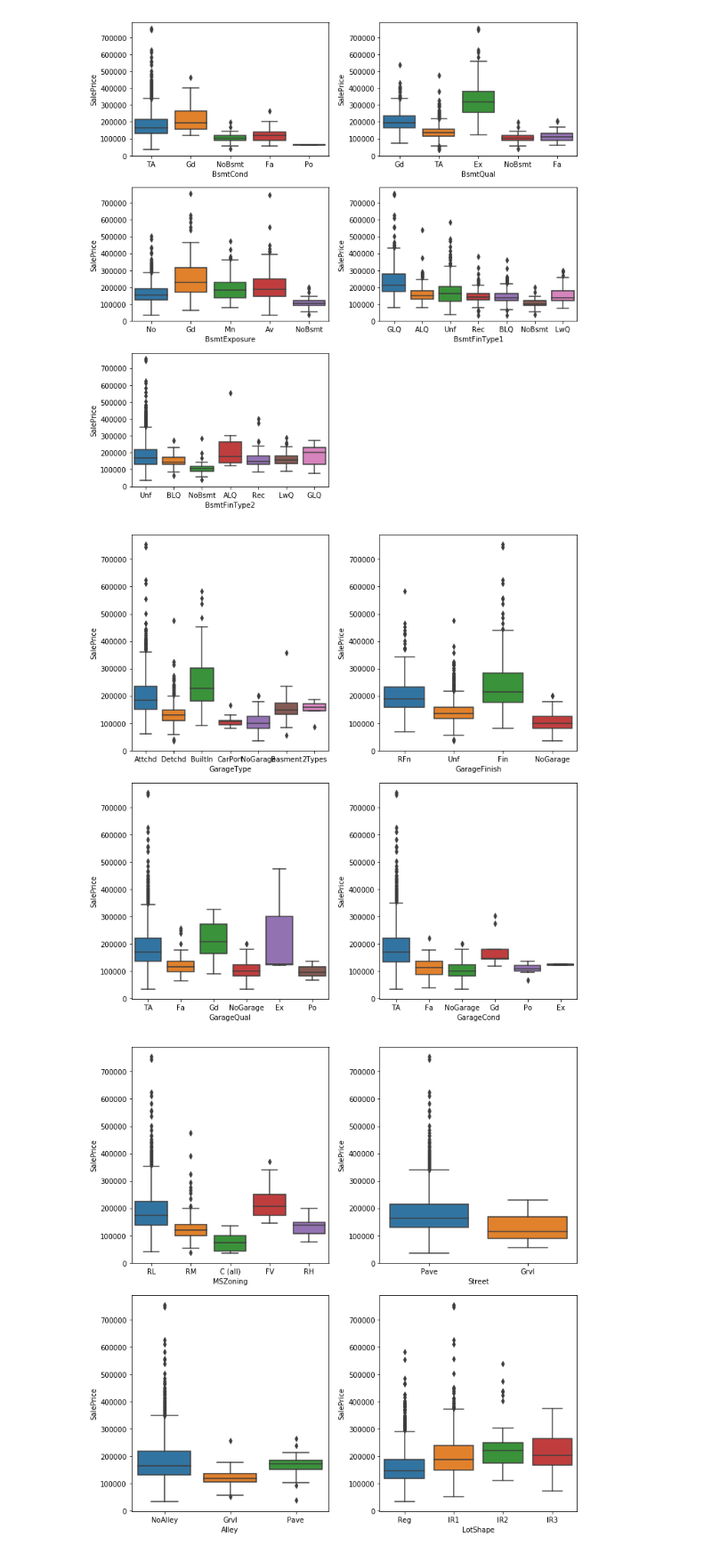
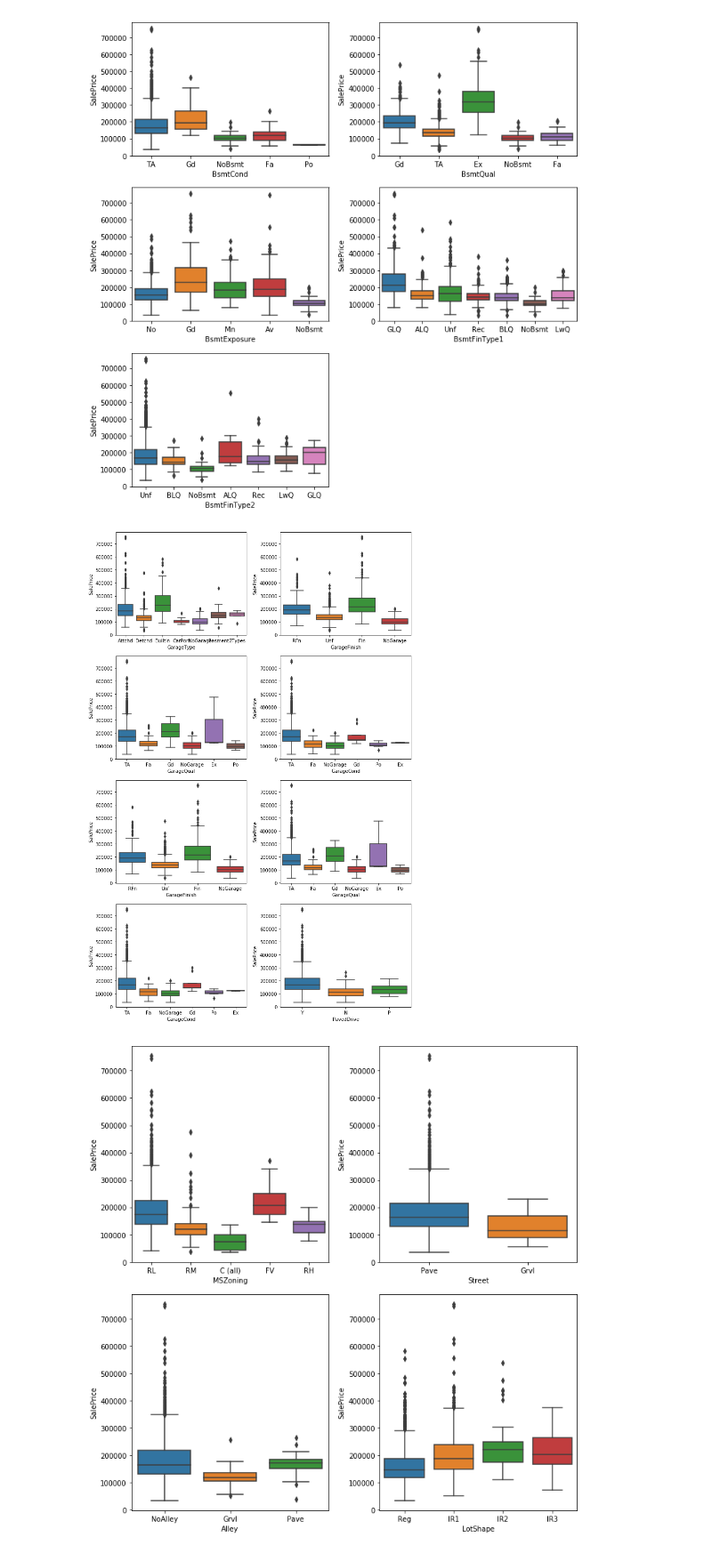
Before and after one commit to Yaohua-Chang/ML-Final-Project, a Jupyter notebook: Tamer/NB Week 1 EDA.ipynb, the cells around one changed output. Shown at 89% size. Cells and saved outputs as stored; diff of their text form; code cells hidden in the pictures.

Commit message:
Cleaned_data

```diff
--- a/Tamer/NB Week 1 EDA.ipynb
+++ b/Tamer/NB Week 1 EDA.ipynb
@@ -196,22 +196,42 @@ plt.close(g.fig)
 plt.tight_layout()
 # %% [output]
 [figure]
+# %%
+# I will use only BsmtCond and BsmtQual and drop the rest
+# It is better to use lable encoder for these columns than one-hot code:
+data.BsmtCond = data.BsmtCond.map({'Ex':5 ,'Gd':4 , 'TA':3 ,'Fa':2 ,'Po':1 , 'NoBsmt':0})
+data.BsmtQual = data.BsmtQual.map({'Ex':5 ,'Gd':4 , 'TA':3 ,'Fa':2 ,'Po':1 , 'NoBsmt':0})
+data.BsmtExposure = data.BsmtExposure.map({'Gd':4, 'Av':3, 'Mn':2, 'No':1, 'NoBsmt':0})
+data.BsmtFinType1 = data.BsmtFinType1.map({'GLQ':6,'ALQ':5,'BLQ':4,'Rec':3,'LwQ':2,'Unf':1,'NoBsmt':0})
+data.BsmtFinType2 = data.BsmtFinType2.map({'GLQ':6,'ALQ':5,'BLQ':4,'Rec':3,'LwQ':2,'Unf':1,'NoBsmt':0})
 # %%
 # Columns related to Garage
-fig = plt.figure(figsize=(10,10))
-ax = fig.add_subplot(221)
+fig = plt.figure(figsize=(10,15))
+ax = fig.add_subplot(421)
 g = sns.catplot(x="GarageType", y="SalePrice", kind="box", data=data, ax=ax)
 plt.close(g.fig)
-ax = fig.add_subplot(222)
+ax = fig.add_subplot(422)
 g = sns.catplot(x="GarageFinish", y="SalePrice", kind="box", data=data, ax=ax)
 plt.close(g.fig)
-ax = fig.add_subplot(223)
+ax = fig.add_subplot(423)
 g = sns.catplot(x="GarageQual", y="SalePrice", kind="box", data=data, ax=ax)
 plt.close(g.fig)
-ax = fig.add_subplot(224)
+ax = fig.add_subplot(424)
 g = sns.catplot(x="GarageCond", y="SalePrice", kind="box", data=data, ax=ax)
+plt.close(g.fig)
+ax = fig.add_subplot(425)
+g = sns.catplot(x="GarageFinish", y="SalePrice", kind="box", data=data, ax=ax)
+plt.close(g.fig)
+ax = fig.add_subplot(426)
+g = sns.catplot(x="GarageQual", y="SalePrice", kind="box", data=data, ax=ax)
+plt.close(g.fig)
+ax = fig.add_subplot(427)
+g = sns.catplot(x="GarageCond", y="SalePrice", kind="box", data=data, ax=ax)
+plt.close(g.fig)
+ax = fig.add_subplot(428)
+g = sns.catplot(x="PavedDrive", y="SalePrice", kind="box", data=data, ax=ax)
 plt.close(g.fig)
 
 plt.tight_layout()
 # %% [output]
-[figure, old version]
+[figure, new version]
```
Also changed, not shown: parts of 20 cells of this notebook.
